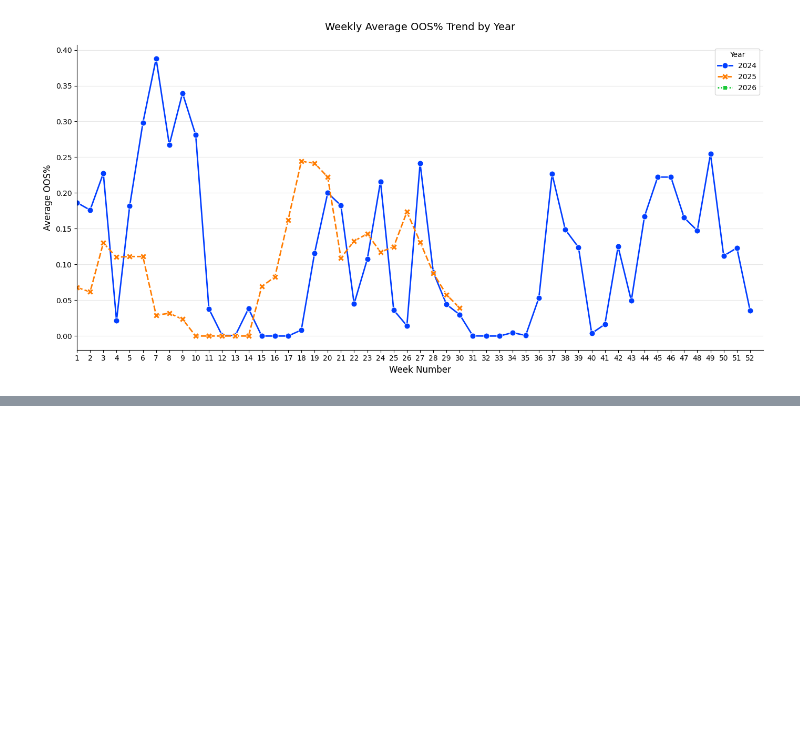
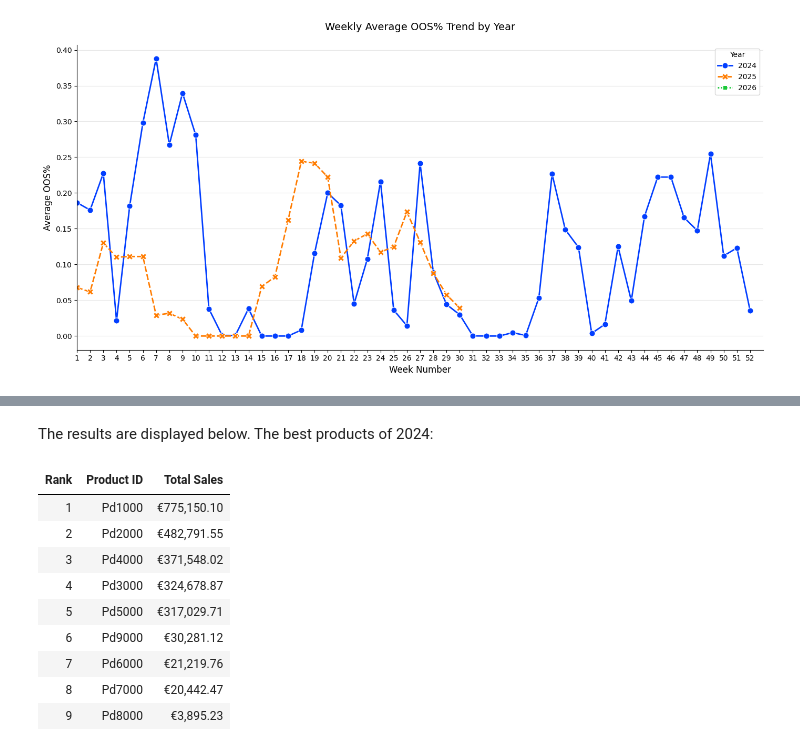
Before and after one commit to kseniyapiven/eCom, a Jupyter notebook: notebooks/analysis.ipynb, the cells around one changed output, grey strips where cells are left out. Drawn from its saved outputs; the diff is of its cells as text; code cells hidden in the pictures; blank space fills up the shorter version.

```diff
--- a/notebooks/analysis.ipynb
+++ b/notebooks/analysis.ipynb
@@ -202,0 +225,31 @@ plt.show()
+# %%
+ranked_2024 = product_sales[product_sales['Year'] == 2024] \
+             .sort_values('Rank') \
+             [['Rank', 'Product ID', 'Total Sales']]
+
+ranked_2025 = product_sales[product_sales['Year'] == 2025] \
+             .sort_values('Rank') \
+             [['Rank', 'Product ID', 'Total Sales']]
+
+def format_sales(df):
+    df = df.copy()
+    df['Total Sales'] = df['Total Sales'].apply(lambda x: f"€{x:,.2f}")
+    return df
+# %% [markdown]
+The results are displayed below.
+The best products of 2024:
+# %%
+from IPython.display import display
+
+display(format_sales(ranked_2024).style.hide(axis='index'))
+# %% [output]
+| Rank | Product ID | Total Sales |
+| 1 | Pd1000 | €775,150.10 |
+| 2 | Pd2000 | €482,791.55 |
+| 3 | Pd4000 | €371,548.02 |
+| 4 | Pd3000 | €324,678.87 |
+| 5 | Pd5000 | €317,029.71 |
+| 6 | Pd9000 | €30,281.12 |
+| 7 | Pd6000 | €21,219.76 |
+| 8 | Pd7000 | €20,442.47 |
+| 9 | Pd8000 | €3,895.23 |
```
Also changed, not shown: parts of 5 cells of this notebook.
